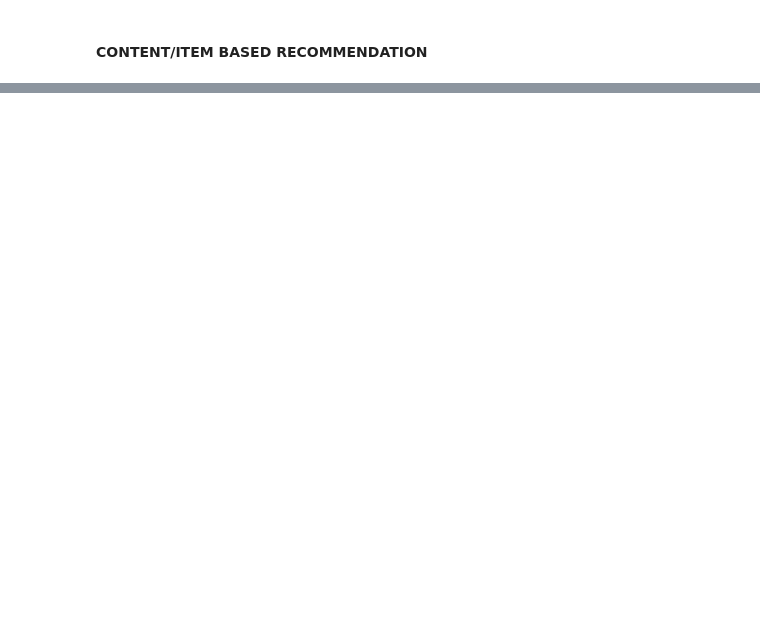
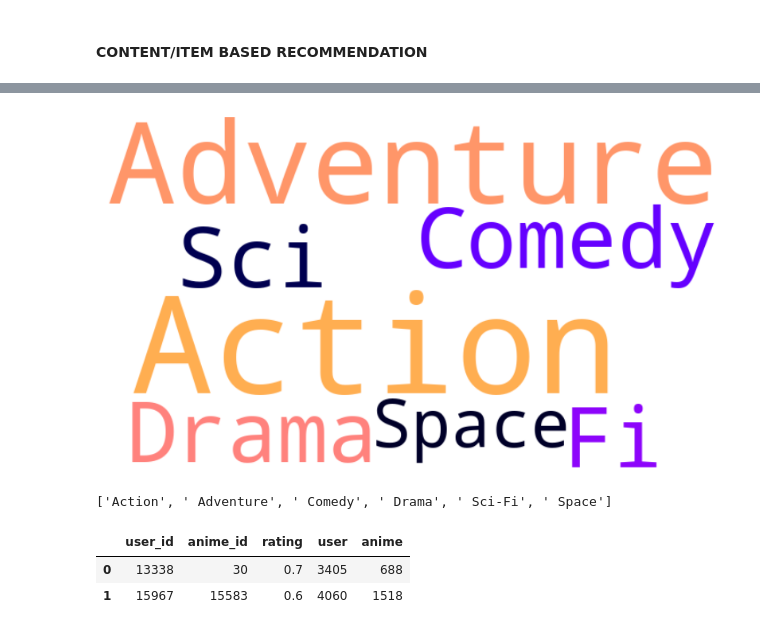
Before and after one commit to mayank3354/Anime-Recommender_deployed_on_GCP, a Jupyter notebook: notebook/anime.ipynb, the cells around one changed output, grey strips where cells are left out. Saved outputs shown, nothing was run; the diff lists cells and outputs as text; code cells hidden in the pictures; blank space fills up the shorter version.

```diff
--- a/notebook/anime.ipynb
+++ b/notebook/anime.ipynb
@@ -480,0 +544,11 @@ Anime closest to Steins;Gate
+# %%
+def showWordCloud(all_genres):
+    # Convert defaultdict to a single string
+    genre_string = " ".join([genre for genre, count in all_genres.items() for _ in range(count)])
+
+    genre_cloud = WordCloud(width=700, height=400, background_color="white", colormap="gnuplot2").generate(genre_string)
+
+    plt.figure(figsize=(10, 8))
+    plt.imshow(genre_cloud, interpolation="bilinear")
+    plt.axis("off")
+    plt.show()
@@ -480,0 +557,31 @@ Anime closest to Steins;Gate
+# %%
+def getFavGenre(frame, plot=False):
+    frame.dropna(inplace=False)
+    all_genres = defaultdict(int)
+    genres_list = []
+
+    for genre in frame["Genres"]:
+        if isinstance(genre, str):
+            for g in genre.split(","):
+                all_genres[g.strip()] += 1
+                genres_list.append(g)
+
+    if plot:
+        showWordCloud(all_genres)
+
+    return genres_list
+# %%
+x = getAnimeFrame(1,df)
+# %%
+getFavGenre(x,
+           plot=True,
+           )
+# %% [output]
+[figure, added]
+['Action', ' Adventure', ' Comedy', ' Drama', ' Sci-Fi', ' Space']
+# %%
+rating_df.head(2)
+# %% [output]
+|  | user_id | anime_id | rating | user | anime |
+| 0 | 13338 | 30 | 0.7 | 3405 | 688 |
+| 1 | 15967 | 15583 | 0.6 | 4060 | 1518 |
```
Also changed, not shown: parts of 15 cells of this notebook.
